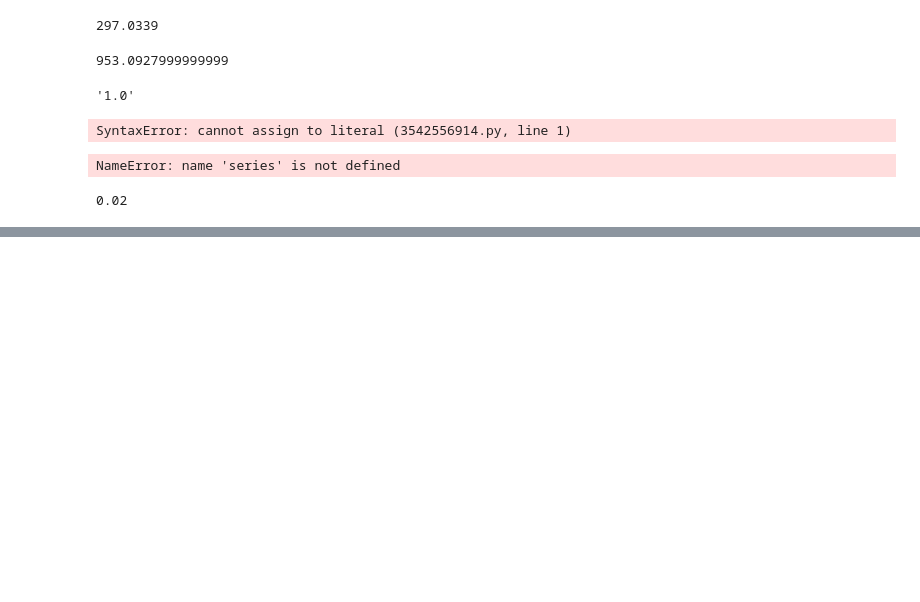
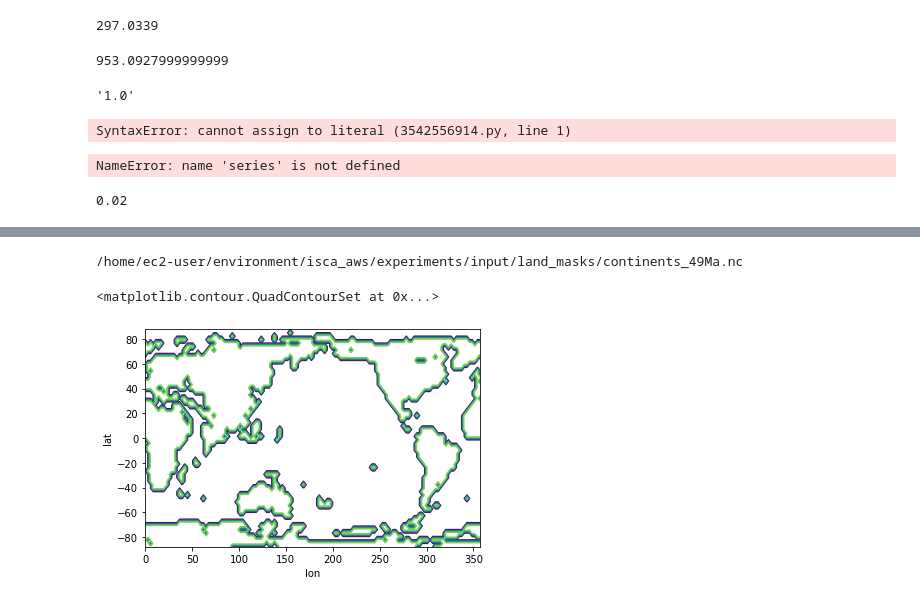
Before and after one commit to bnb32/isca_aws, a Jupyter notebook: ecrlisca/postprocessing/plotting.ipynb, the cells around one changed output, grey strips where cells are left out. Saved outputs shown, nothing was run; the diff lists cells and outputs as text; code cells hidden in the pictures; blank space fills up the shorter version.

```diff
--- a/ecrlisca/postprocessing/plotting.ipynb
+++ b/ecrlisca/postprocessing/plotting.ipynb
@@ -607,0 +275,7 @@ plt.plot(tmp)
+# %%
+tmp = adjust_continents(land_year=49)
+tmp['land_mask'].plot.contour()
+# %% [output]
+/home/ec2-user/environment/isca_aws/experiments/input/land_masks/continents_49Ma.nc
+<matplotlib.contour.QuadContourSet at 0x...>
+[figure, added]
```
Also changed, not shown: parts of 22 cells of this notebook, 3 other files.
